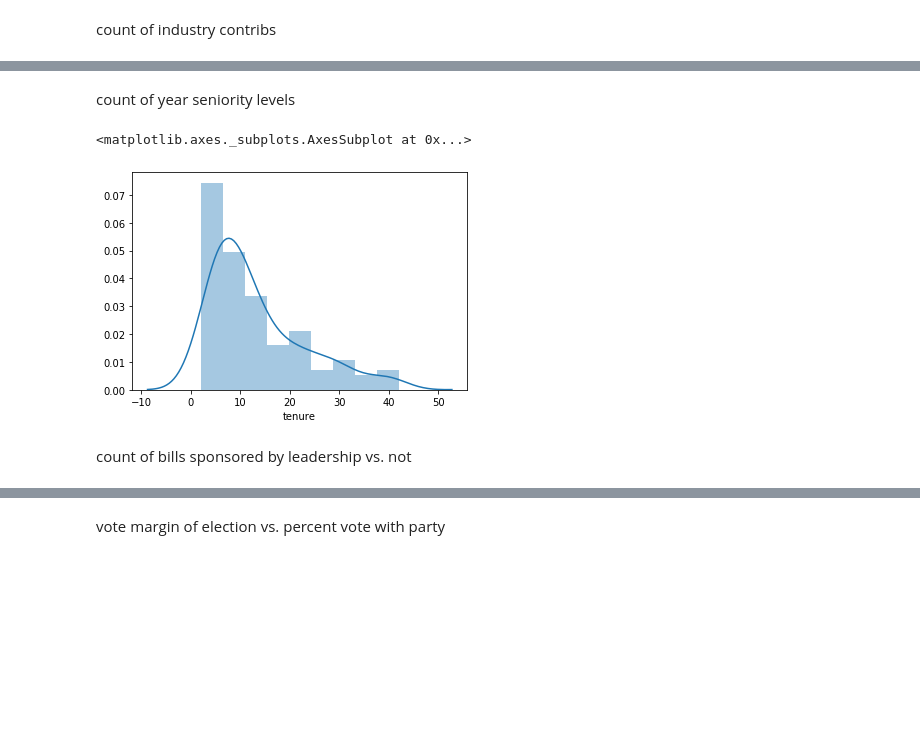
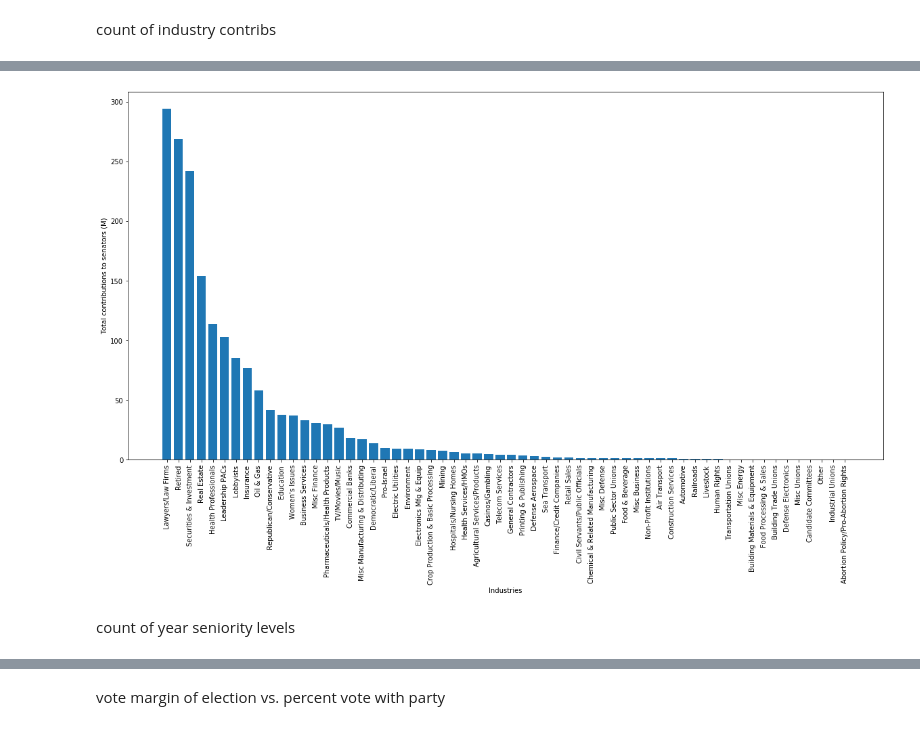
Before and after one commit to zapatos24/senator_nlp_vote_prediction, a Jupyter notebook: Ideas_for_EDA.ipynb, the cells around one changed output, grey strips where cells are left out. Drawn from its saved outputs; the diff is of its cells as text; code cells hidden in the pictures; blank space fills up the shorter version.

```diff
--- a/Ideas_for_EDA.ipynb
+++ b/Ideas_for_EDA.ipynb
@@ -116,10 +127,29 @@ vote on bill where subject is in industry contrib
+# %%
+industry_contrib_count = {}
+for i in range(10):
+    industries = senators_by_cong['Industry_{}'.format(i)].values
+    contribs = senators_by_cong['Industry_{}_contrib'.format(i)].values
+    for j in range(len(industries)):
+        if pd.notna(industries[j]) and pd.notna(contribs[j]):
+            try:
+                industry_contrib_count[industries[j]] += int(contribs[j])
+            except:
+                industry_contrib_count.update({industries[j]: int(contribs[j])})
+
+short_values = np.fromiter(industry_contrib_count.values(), dtype='int64') / 1000000
+
+sort_industry_contrib = sorted(list(zip(short_values, industry_contrib_count.keys())), reverse=True)
+
+x = [x[1] for x in sort_industry_contrib]
+y = [x[0] for x in sort_industry_contrib]
+
+plt.figure(figsize=(20,10))
+plt.bar(x,y)
+plt.xticks(rotation=90)
+plt.xlabel('Industries')
+plt.ylabel('Total contributions to senators (M)')
+plt.show()
+# %% [output]
+[figure, added]
 # %% [markdown]
 count of year seniority levels
-# %%
-senators = main_df.drop_duplicates('cid', keep='last')
-sns.distplot(senators.tenure)
-# %% [output]
-<matplotlib.axes._subplots.AxesSubplot at 0x...>
-[figure, removed]
-# %% [markdown]
-count of bills sponsored by leadership vs. not
```
Also changed, not shown: parts of 28 cells of this notebook.
